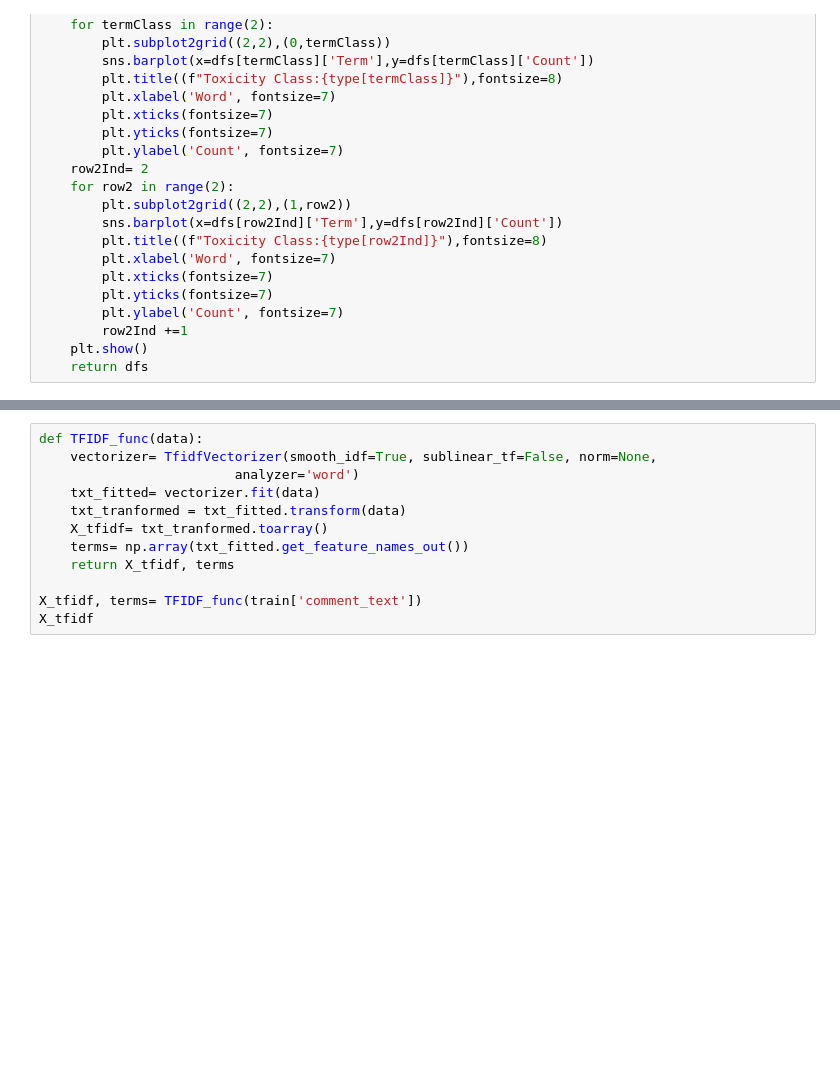
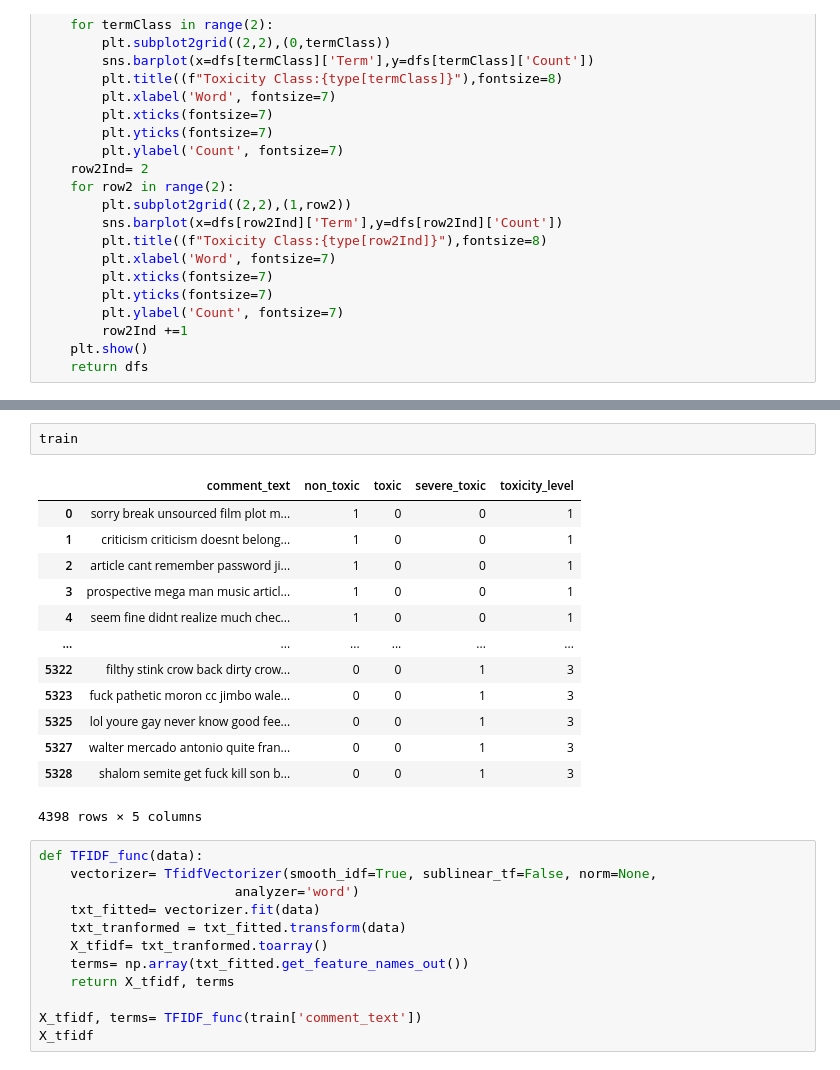
Before and after one commit to jjbocek/ToxicApp, a Jupyter notebook: TFIDF_TSVD_SGBLog_KMeans.ipynb, the cells around one changed output, grey strips where cells are left out. Drawn from its saved outputs; the diff is of its cells as text; blank space fills up the shorter version.

```diff
--- a/TFIDF_TSVD_SGBLog_KMeans.ipynb
+++ b/TFIDF_TSVD_SGBLog_KMeans.ipynb
@@ -94,3 +111,19 @@ x= topTermByClass(trainSub,10)
+# %%
+train
+# %% [output]
+|  | comment_text | non_toxic | toxic | severe_toxic | toxicity_level |
+| 0 | sorry break unsourced film plot m... | 1 | 0 | 0 | 1 |
+| 1 | criticism criticism doesnt belong... | 1 | 0 | 0 | 1 |
+| 2 | article cant remember password ji... | 1 | 0 | 0 | 1 |
+| 3 | prospective mega man music articl... | 1 | 0 | 0 | 1 |
+| 4 | seem fine didnt realize much chec... | 1 | 0 | 0 | 1 |
+| ... | ... | ... | ... | ... | ... |
+| 5322 | filthy stink crow back dirty crow... | 0 | 0 | 1 | 3 |
+| 5323 | fuck pathetic moron cc jimbo wale... | 0 | 0 | 1 | 3 |
+| 5325 | lol youre gay never know good fee... | 0 | 0 | 1 | 3 |
+| 5327 | walter mercado antonio quite fran... | 0 | 0 | 1 | 3 |
+| 5328 | shalom semite get fuck kill son b... | 0 | 0 | 1 | 3 |
+4398 rows × 5 columns
 # %%
 def TFIDF_func(data):
     vectorizer= TfidfVectorizer(smooth_idf=True, sublinear_tf=False, norm=None,
```
Also changed, not shown: parts of 8 cells of this notebook.
